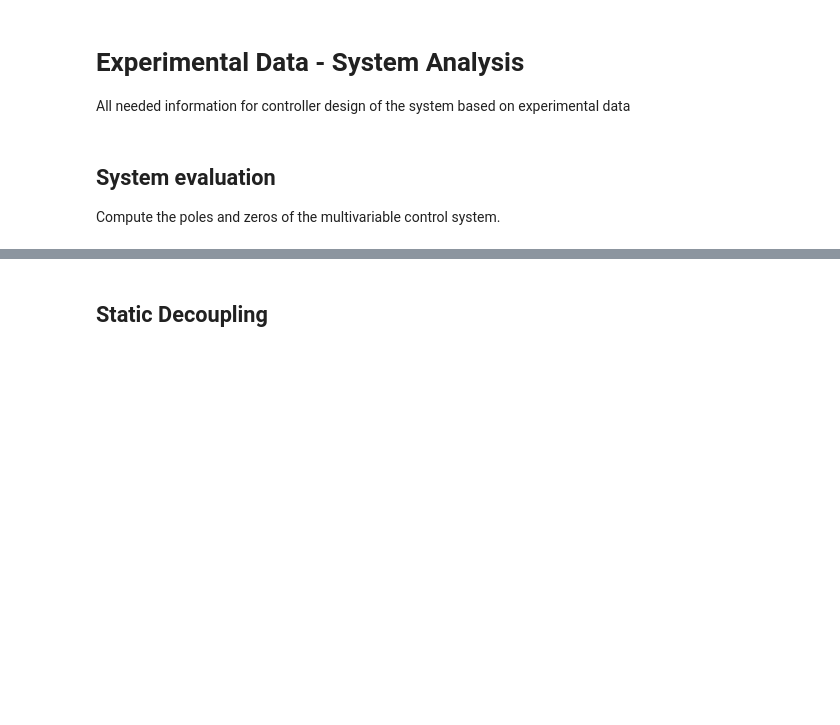
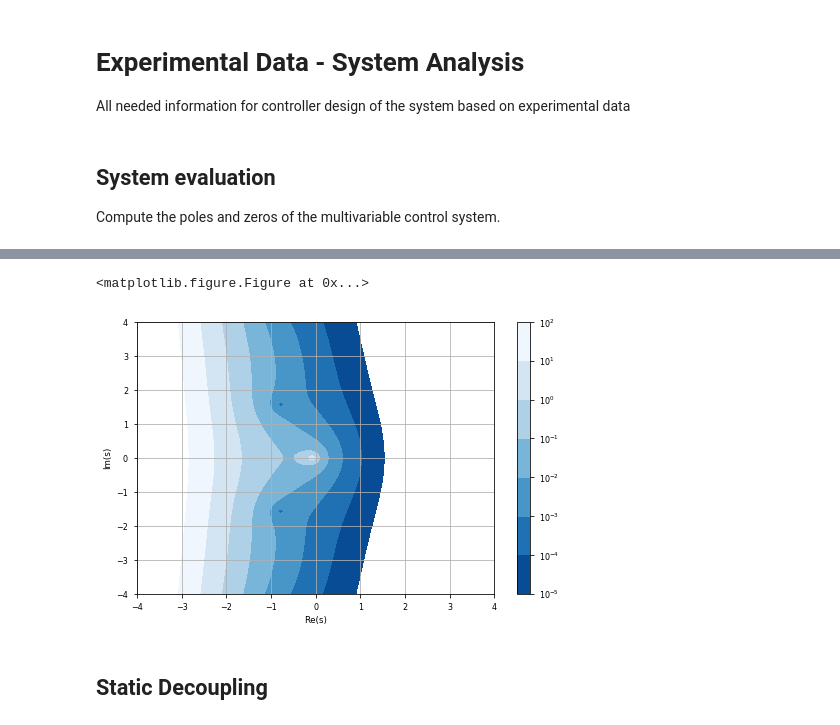
Before and after one commit to AlCap23/IfT_Decoupling, a Jupyter notebook: Python/Experimental System.ipynb, the cells around one changed output, grey strips where cells are left out. Drawn from its saved outputs; the diff is of its cells as text; code cells hidden in the pictures; blank space fills up the shorter version.

```diff
--- a/Python/Experimental System.ipynb
+++ b/Python/Experimental System.ipynb
@@ -37,3 +40,33 @@ plt.show()
+# %%
+# Get the determinant as an absolute value, complex values as integers
+detG = lambda x,y : np.abs(-0.29/(10.0*(x+1j*y)+1.)*np.exp(-1.*(x+1j*y)) * -1.75/(20.*(x+1j*y)+1)*np.exp(-2.0*(x+1j*y)) + .5 / (75. * (x+1j*y) + 1.) * np.exp(-2.*(x+1j*y)) * 0.625 / (8.0 *(x+1j*y) + 1.)* np.exp(-3.0*(x+1j*y)))
+# Vectorize the function
+detG = np.vectorize(detG)
+# Make an quadratic meshgrid
+x = np.arange(-4.,4.,0.01)
+X,Y = np.meshgrid(x,x)
+# Compute the determinant
+Z = detG(X,Y)
+# Check where the machine precision is reached
+loc = np.where(Z< np.finfo(float).eps)
+
+# Plot
+plt.clf()
+fig, ax = plt.subplots(1,figsize=(8,5))
+# Determinant
+cs = ax.contourf(X,Y,Z,levels = np.logspace(-5,2,8), norm = colors.LogNorm() , cmap = cm.Blues_r)
+cbar = fig.colorbar(cs)
+# Machine Precision, remove limits for visibility
+ax.scatter(X[loc], Y[loc], color = 'r')
+ax.grid(True)
+ax.set_xlabel('Re(s)')
+ax.set_ylabel('Im(s)')
+ax.set_xlim([-4,4])
+ax.set_ylim([-4,4])
+plt.show()
+# %% [output]
+<matplotlib.figure.Figure at 0x...>
+[figure, added]
 # %% [markdown]
 ## Static Decoupling
 # %% [markdown]
```
Also changed, not shown: parts of 14 cells of this notebook, 14 other files.
